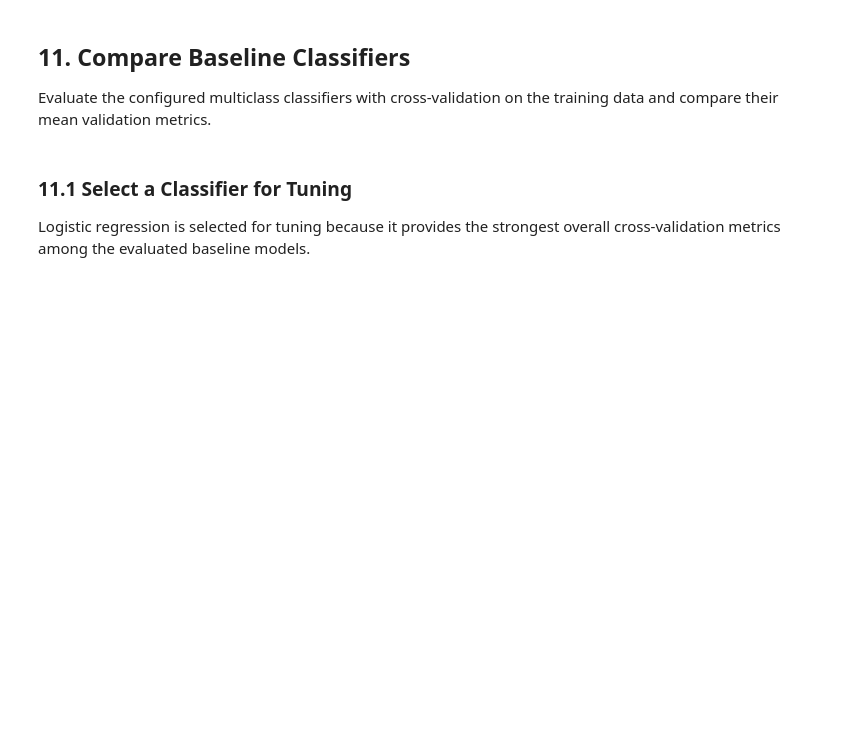
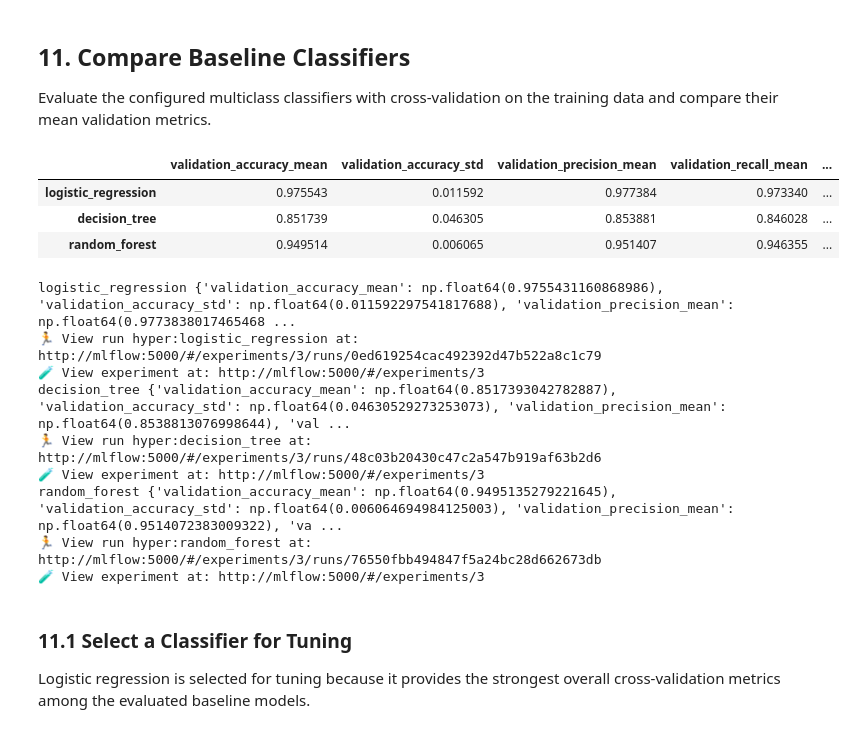
Before and after one commit to amineelhailaa/DiaPredict, a Jupyter notebook: notebooks/step1.ipynb, the cells around one changed output. Saved outputs shown, nothing was run; the diff lists cells and outputs as text; code cells hidden in the pictures; blank space fills up the shorter version.

```diff
--- a/notebooks/step1.ipynb
+++ b/notebooks/step1.ipynb
@@ -792,11 +807,30 @@ x_test = processed_x_test.pop("target").map(labeling)
 Evaluate the configured multiclass classifiers with cross-validation on the training data and compare their mean validation metrics.
 # %%
 from src.classification import *
-
+mlflow.set_experiment("Classification")
 # print(y_train)
-
 metrics = cross_validate_pipelines(processed_x_train, y_train)
 display(pd.DataFrame(metrics).T)
+
+## mflow
+for model_name, metric_obj in metrics.items():
+   print(model_name, metric_obj)
+   with mlflow.start_run(run_name="hyper:"+ model_name):
+        mlflow.log_metrics(metric_obj)
+# %% [output]
+|  | validation_accuracy_mean | validation_accuracy_std | validation_precision_mean | validation_recall_mean | ... |
+| logistic_regression | 0.975543 | 0.011592 | 0.977384 | 0.973340 | ... |
+| decision_tree | 0.851739 | 0.046305 | 0.853881 | 0.846028 | ... |
+| random_forest | 0.949514 | 0.006065 | 0.951407 | 0.946355 | ... |
+logistic_regression {'validation_accuracy_mean': np.float64(0.9755431160868986), 'validation_accuracy_std': np.float64(0.011592297541817688), 'validation_precision_mean': np.float64(0.9773838017465468 ...
+🏃 View run hyper:logistic_regression at: http://mlflow:5000/#/experiments/3/runs/0ed619254cac492392d47b522a8c1c79
+🧪 View experiment at: http://mlflow:5000/#/experiments/3
+decision_tree {'validation_accuracy_mean': np.float64(0.8517393042782887), 'validation_accuracy_std': np.float64(0.04630529273253073), 'validation_precision_mean': np.float64(0.8538813076998644), 'val ...
+🏃 View run hyper:decision_tree at: http://mlflow:5000/#/experiments/3/runs/48c03b20430c47c2a547b919af63b2d6
+🧪 View experiment at: http://mlflow:5000/#/experiments/3
+random_forest {'validation_accuracy_mean': np.float64(0.9495135279221645), 'validation_accuracy_std': np.float64(0.006064694984125003), 'validation_precision_mean': np.float64(0.9514072383009322), 'va ...
+🏃 View run hyper:random_forest at: http://mlflow:5000/#/experiments/3/runs/76550fbb494847f5a24bc28d662673db
+🧪 View experiment at: http://mlflow:5000/#/experiments/3
 # %% [markdown]
 ### 11.1 Select a Classifier for Tuning
 
```
Also changed, not shown: parts of 14 cells of this notebook.
